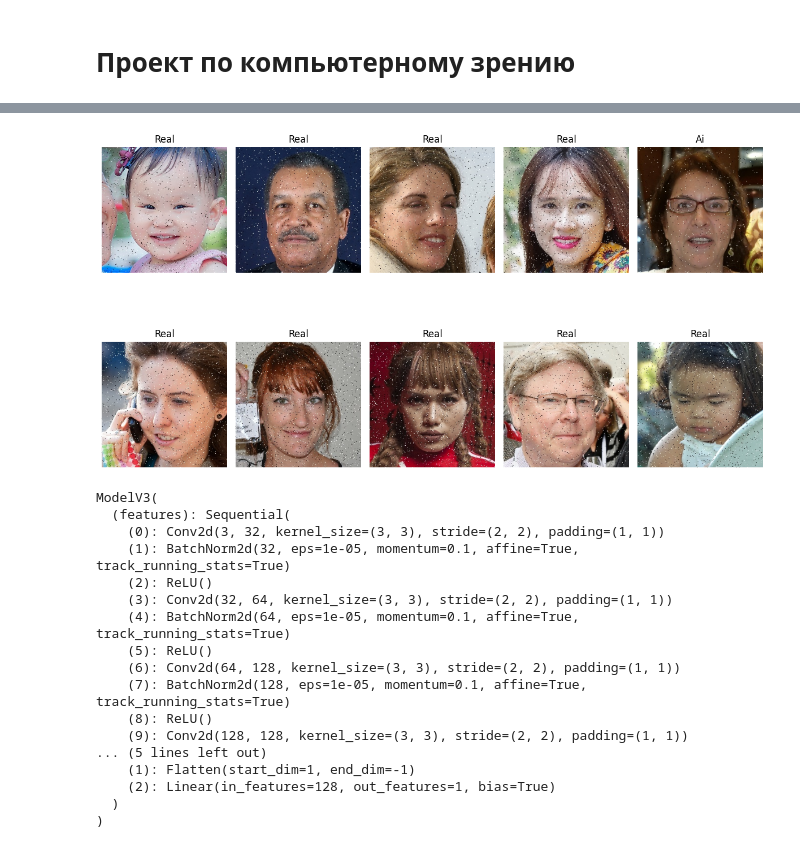
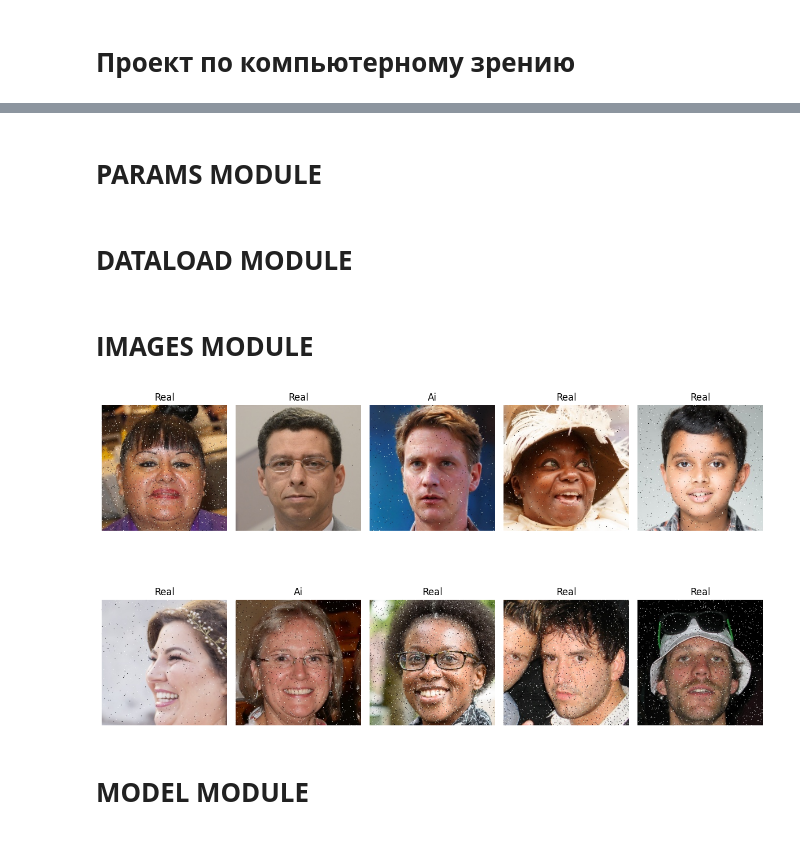
Before and after one commit to Harkt192/YaML-Deepfake, a Jupyter notebook: main.ipynb, the cells around one changed output, grey strips where cells are left out. Saved outputs shown, nothing was run; the diff lists cells and outputs as text; code cells hidden in the pictures.

```diff
--- a/main.ipynb
+++ b/main.ipynb
@@ -131,0 +71,2 @@ val_loader = DataLoader(
+# %% [markdown]
+# **PARAMS MODULE**
@@ -132,22 +90,62 @@ val_loader = DataLoader(
+# %% [markdown]
+# **DATALOAD MODULE**
+# %%
+transform = transforms.Compose([
+    transforms.Resize(IMAGE_SIZE),
+    # Сюда добавить аугментации
+    transforms.ToTensor()
+])
+
+dataset = CustomDataset(
+    img_dir=TRAIN_IMAGES_DIR,
+    csv_path=SOLUTION_FILE_PATH,
+    _train=True,
+    _transform=transform
+)
+
+train_size = int(0.8 * len(dataset))
+val_size = len(dataset) - train_size
+
+train_dataset, val_dataset = random_split(
+    dataset,
+    [train_size, val_size]
+)
+
+train_loader = DataLoader(
+    train_dataset,
+    batch_size=BATCH_SIZE,
+    shuffle=True
+)
+val_loader = DataLoader(
+    val_dataset,
+    batch_size=BATCH_SIZE,
+    shuffle=False
+)
+# %% [markdown]
+# **IMAGES MODULE**
 # %%
 to_pil = transforms.ToPILImage()
 
 
-def imshow(img):
+def show_image(img):
     image = to_pil(img)
     plt.imshow(image)
     plt.axis("off")
 
+
 dataiter = iter(train_loader)
-images, labels = next(dataiter)
+_images, _labels = next(dataiter)
 
 plt.figure(figsize=(12, 8))
 for i in range(10):
     plt.subplot(2, 5, i + 1)
-    imshow(images[i])
-    plt.title("Real" if labels[i].item() == 0 else "Ai")
+    show_image(_images[i])
+    plt.title("Real" if _labels[i].item() == 0 else "Ai")
+
 plt.tight_layout()
 plt.show()
 # %% [output]
-[figure, old version]
+[figure, new version]
+# %% [markdown]
+# **MODEL MODULE**
 # %%
@@ -349,25 +188,0 @@ criterion = nn.BCEWithLogitsLoss()
-# %%
-modelV3 = ModelV3().to(device)
-optimizerV3 = optim.Adam(
-    modelV3.parameters(),
-    lr=LEARNING_RATE
-)
-modelV3
-# %% [output]
-ModelV3(
-  (features): Sequential(
-    (0): Conv2d(3, 32, kernel_size=(3, 3), stride=(2, 2), padding=(1, 1))
-    (1): BatchNorm2d(32, eps=1e-05, momentum=0.1, affine=True, track_running_stats=True)
-    (2): ReLU()
-    (3): Conv2d(32, 64, kernel_size=(3, 3), stride=(2, 2), padding=(1, 1))
-    (4): BatchNorm2d(64, eps=1e-05, momentum=0.1, affine=True, track_running_stats=True)
-    (5): ReLU()
-    (6): Conv2d(64, 128, kernel_size=(3, 3), stride=(2, 2), padding=(1, 1))
-    (7): BatchNorm2d(128, eps=1e-05, momentum=0.1, affine=True, track_running_stats=True)
-    (8): ReLU()
-    (9): Conv2d(128, 128, kernel_size=(3, 3), stride=(2, 2), padding=(1, 1))
-... (5 lines left out)
-    (1): Flatten(start_dim=1, end_dim=-1)
-    (2): Linear(in_features=128, out_features=1, bias=True)
-  )
-)
```
Also changed, not shown: parts of 32 cells of this notebook, 4 other files.
